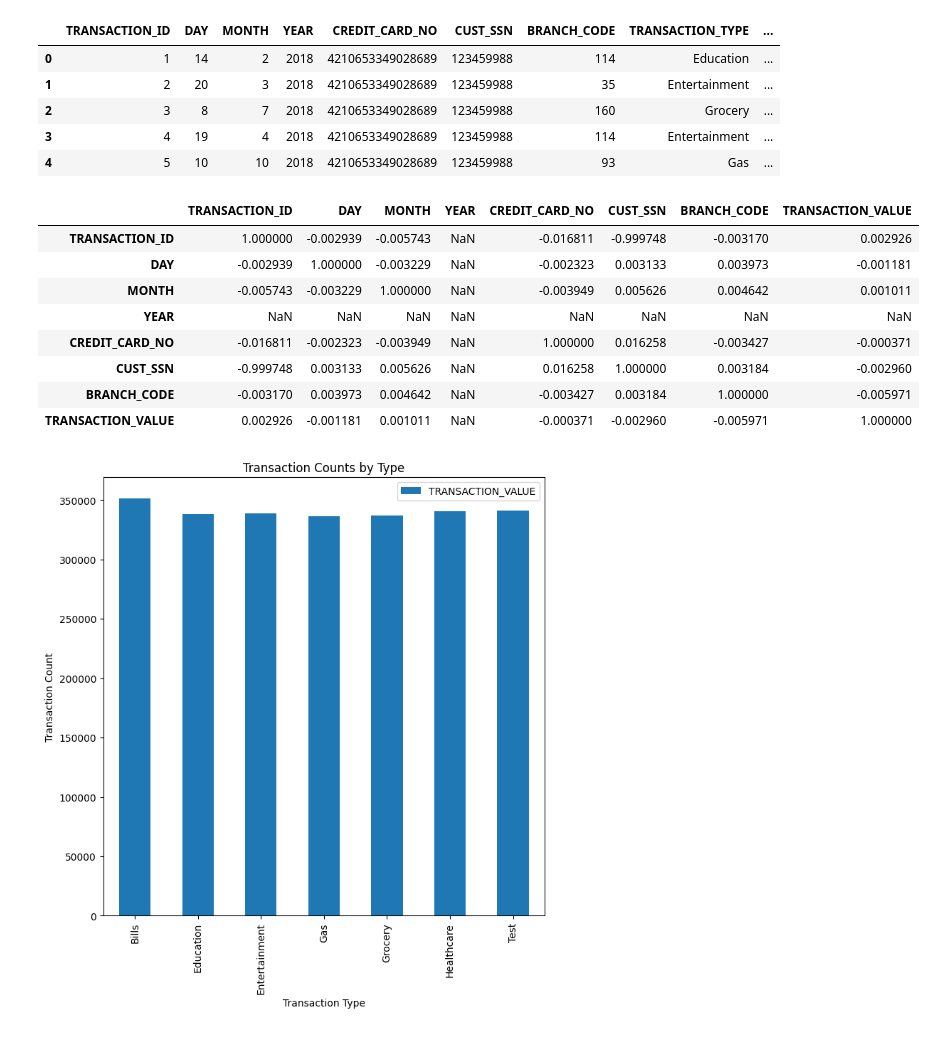
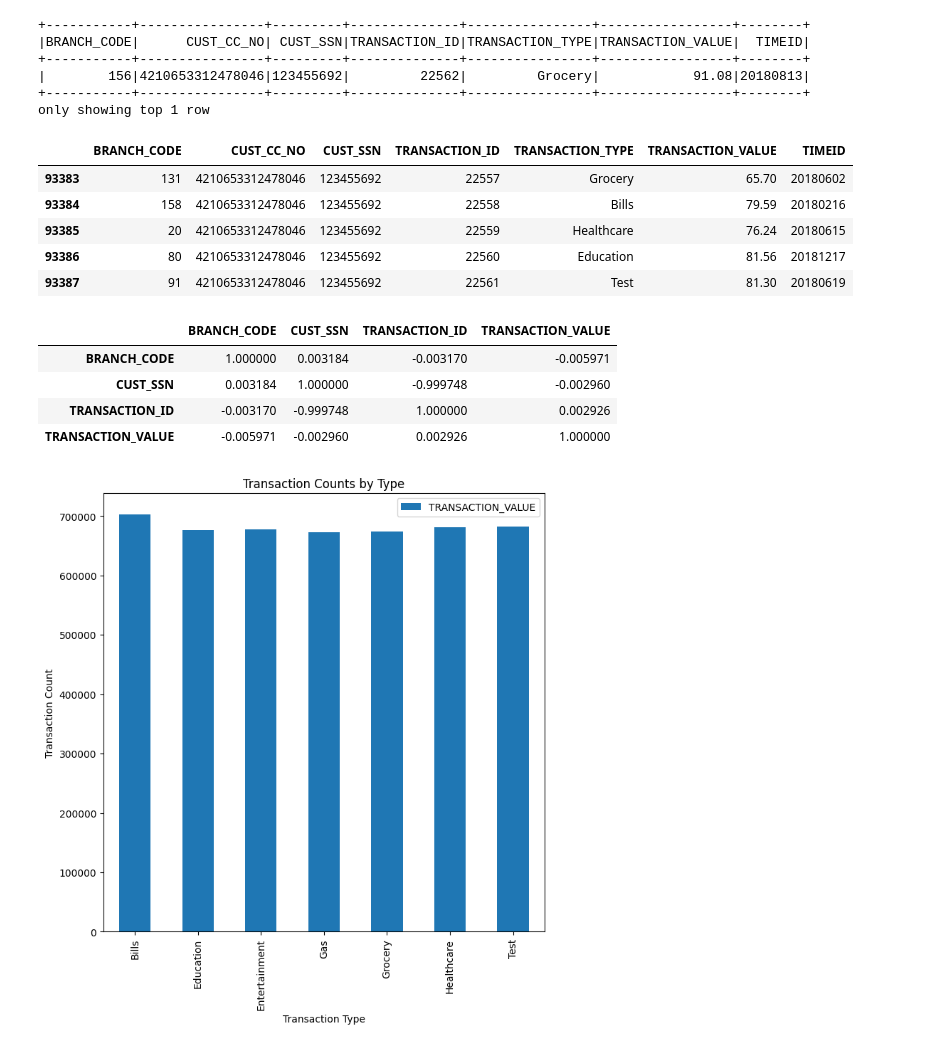
Before and after one commit to Mary-Dayana/Capstone, a Jupyter notebook: 3_visualization_Files.ipynb, the cells around one changed output. Cells and saved outputs as stored; diff of their text form; code cells hidden in the pictures.

```diff
--- a/visualization_Files.ipynb
+++ b/3_visualization_Files.ipynb
@@ -7,9 +0,0 @@ df_cred_viz = pd.read_json(r'C:\Users\Learner_XZHCG217\Desktop\TEK-Dataengineeri
-# %%
-df_cred_viz.head()
-# %% [output]
-|  | TRANSACTION_ID | DAY | MONTH | YEAR | CREDIT_CARD_NO | CUST_SSN | BRANCH_CODE | TRANSACTION_TYPE | ... |
-| 0 | 1 | 14 | 2 | 2018 | 4210653349028689 | 123459988 | 114 | Education | ... |
-| 1 | 2 | 20 | 3 | 2018 | 4210653349028689 | 123459988 | 35 | Entertainment | ... |
-| 2 | 3 | 8 | 7 | 2018 | 4210653349028689 | 123459988 | 160 | Grocery | ... |
-| 3 | 4 | 19 | 4 | 2018 | 4210653349028689 | 123459988 | 114 | Entertainment | ... |
-| 4 | 5 | 10 | 10 | 2018 | 4210653349028689 | 123459988 | 93 | Gas | ... |
@@ -16,15 +9,47 @@ df_cred_viz.head()
+# %%
+# 2. Initializing SparkSession
+
+spark = SparkSession.builder.appName("loadbranch").getOrCreate()
+# %%
+# Read the data from the database
+
+sp_credVisual = spark.read.format("jdbc") \
+  .option("url", "jdbc:mysql://localhost:3306/creditcard_capstone") \
+  .option("dbtable", "cdw_sapp_credit_card") \
+  .option("user", "root") \
+  .option("password", "password") \
+  .load()
+
+sp_credVisual.show(1)
+# %% [output]
++-----------+----------------+---------+--------------+----------------+-----------------+--------+
+|BRANCH_CODE|      CUST_CC_NO| CUST_SSN|TRANSACTION_ID|TRANSACTION_TYPE|TRANSACTION_VALUE|  TIMEID|
++-----------+----------------+---------+--------------+----------------+-----------------+--------+
+|        156|4210653312478046|123455692|         22562|         Grocery|            91.08|20180813|
++-----------+----------------+---------+--------------+----------------+-----------------+--------+
+only showing top 1 row
+# %%
+# Convert Spark dataframe to Pandas Dataframe
+
+pd_credVisual = sp_credVisual.toPandas()
+
+# Display last 5 rows in pandas dataframe
+pd_credVisual.tail()
+# %% [output]
+|  | BRANCH_CODE | CUST_CC_NO | CUST_SSN | TRANSACTION_ID | TRANSACTION_TYPE | TRANSACTION_VALUE | TIMEID |
+| 93383 | 131 | 4210653312478046 | 123455692 | 22557 | Grocery | 65.70 | 20180602 |
+| 93384 | 158 | 4210653312478046 | 123455692 | 22558 | Bills | 79.59 | 20180216 |
+| 93385 | 20 | 4210653312478046 | 123455692 | 22559 | Healthcare | 76.24 | 20180615 |
+| 93386 | 80 | 4210653312478046 | 123455692 | 22560 | Education | 81.56 | 20181217 |
+| 93387 | 91 | 4210653312478046 | 123455692 | 22561 | Test | 81.30 | 20180619 |
 # %%
-df_cred_viz.corr()
+pd_credVisual.corr()
 # %% [output]
-|  | TRANSACTION_ID | DAY | MONTH | YEAR | CREDIT_CARD_NO | CUST_SSN | BRANCH_CODE | TRANSACTION_VALUE |
-| TRANSACTION_ID | 1.000000 | -0.002939 | -0.005743 | NaN | -0.016811 | -0.999748 | -0.003170 | 0.002926 |
-| DAY | -0.002939 | 1.000000 | -0.003229 | NaN | -0.002323 | 0.003133 | 0.003973 | -0.001181 |
-| MONTH | -0.005743 | -0.003229 | 1.000000 | NaN | -0.003949 | 0.005626 | 0.004642 | 0.001011 |
-| YEAR | NaN | NaN | NaN | NaN | NaN | NaN | NaN | NaN |
-| CREDIT_CARD_NO | -0.016811 | -0.002323 | -0.003949 | NaN | 1.000000 | 0.016258 | -0.003427 | -0.000371 |
-| CUST_SSN | -0.999748 | 0.003133 | 0.005626 | NaN | 0.016258 | 1.000000 | 0.003184 | -0.002960 |
-| BRANCH_CODE | -0.003170 | 0.003973 | 0.004642 | NaN | -0.003427 | 0.003184 | 1.000000 | -0.005971 |
-| TRANSACTION_VALUE | 0.002926 | -0.001181 | 0.001011 | NaN | -0.000371 | -0.002960 | -0.005971 | 1.000000 |
+|  | BRANCH_CODE | CUST_SSN | TRANSACTION_ID | TRANSACTION_VALUE |
+| BRANCH_CODE | 1.000000 | 0.003184 | -0.003170 | -0.005971 |
+| CUST_SSN | 0.003184 | 1.000000 | -0.999748 | -0.002960 |
+| TRANSACTION_ID | -0.003170 | -0.999748 | 1.000000 | 0.002926 |
+| TRANSACTION_VALUE | -0.005971 | -0.002960 | 0.002926 | 1.000000 |
 # %%
 # 3.1 - Find and plot which transaction type has a high rate of transactions.
 
```
Also changed, not shown: parts of 4 cells of this notebook, 3 other files.
